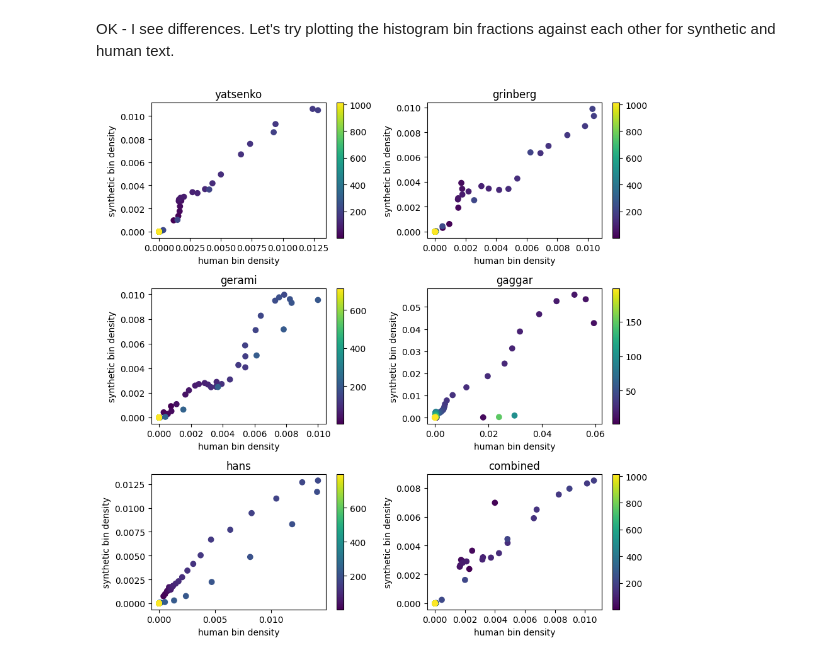
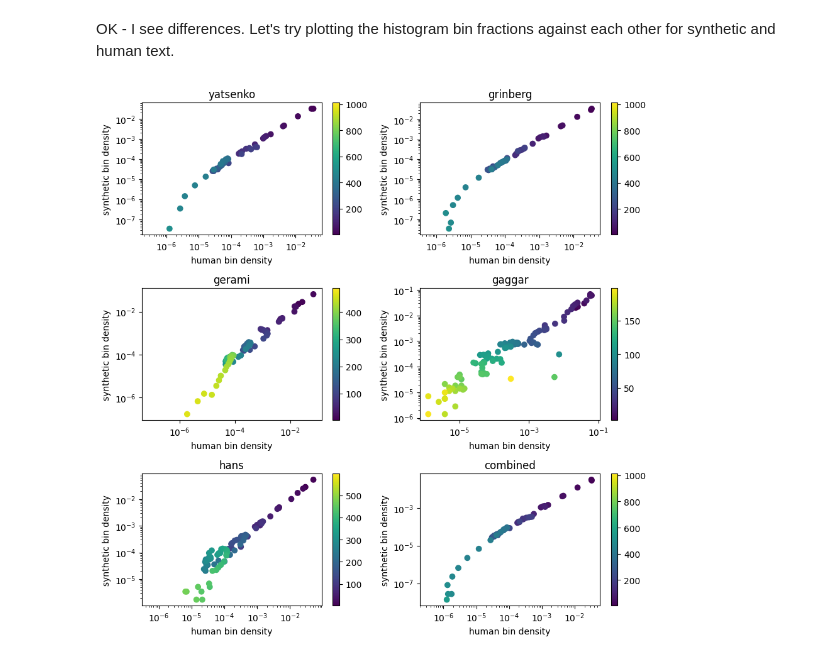
Before and after one commit to gperdrizet/llm_detector, a Jupyter notebook: perplexity_ratio_score/notebooks/06-semantic_chunk_data_exploration.ipynb, the cells around one changed output. Saved outputs shown, nothing was run; the diff lists cells and outputs as text; code cells hidden in the pictures.

```diff
--- a/perplexity_ratio_score/notebooks/06-semantic_chunk_data_exploration.ipynb
+++ b/perplexity_ratio_score/notebooks/06-semantic_chunk_data_exploration.ipynb
@@ -142,35 +142,35 @@ axs=axs.flatten()
 for i, dataset in enumerate(datasets.index):
     plot_data_df=working_data_df[working_data_df['source'] == dataset]
 
     # Get bins for human and synthetic data together
     counts, bins=np.histogram(plot_data_df['words'], bins=num_bins)
 
     # Use the bin edges to get densities for human and synthetic separately
     human_density, human_bins=np.histogram(plot_data_df['words'][plot_data_df['synthetic'] == 0], bins=bins, density=True)
     synthetic_density, synthetic_bins=np.histogram(plot_data_df['words'][plot_data_df['synthetic'] == 1], bins=bins, density=True)
 
     # Plot the bin densities against each other
     this_plot=axs[i].scatter(x=human_density, y=synthetic_density, c=bins[:-1])
     fig.colorbar(this_plot)
-    # axs[i].set_yscale('log')
-    # axs[i].set_xscale('log')
+    axs[i].set_yscale('log')
+    axs[i].set_xscale('log')
     axs[i].set_xlabel('human bin density')
     axs[i].set_ylabel('synthetic bin density')
     axs[i].set_title(dataset)
 
 # Do the same for the complete dataset
 counts, bins=np.histogram(working_data_df['words'], bins=num_bins)
 human_density, human_bins=np.histogram(working_data_df['words'][working_data_df['synthetic'] == 0], bins=bins, density=True)
 synthetic_density, synthetic_bins=np.histogram(working_data_df['words'][working_data_df['synthetic'] == 1], bins=bins, density=True)
 
 last_plot=axs[-1].scatter(x=human_density, y=synthetic_density, c=bins[:-1])
-# axs[-1].set_yscale('log')
-# axs[-1].set_xscale('log')
+axs[-1].set_yscale('log')
+axs[-1].set_xscale('log')
 axs[-1].set_xlabel('human bin density')
 axs[-1].set_ylabel('synthetic bin density')
 axs[-1].set_title('combined')
 fig.colorbar(last_plot)
 plt.tight_layout()
 plt.show()
 # %% [output]
-[figure, old version]
+[figure, new version]
```
Also changed, not shown: parts of 7 cells of this notebook, 1 other file.
